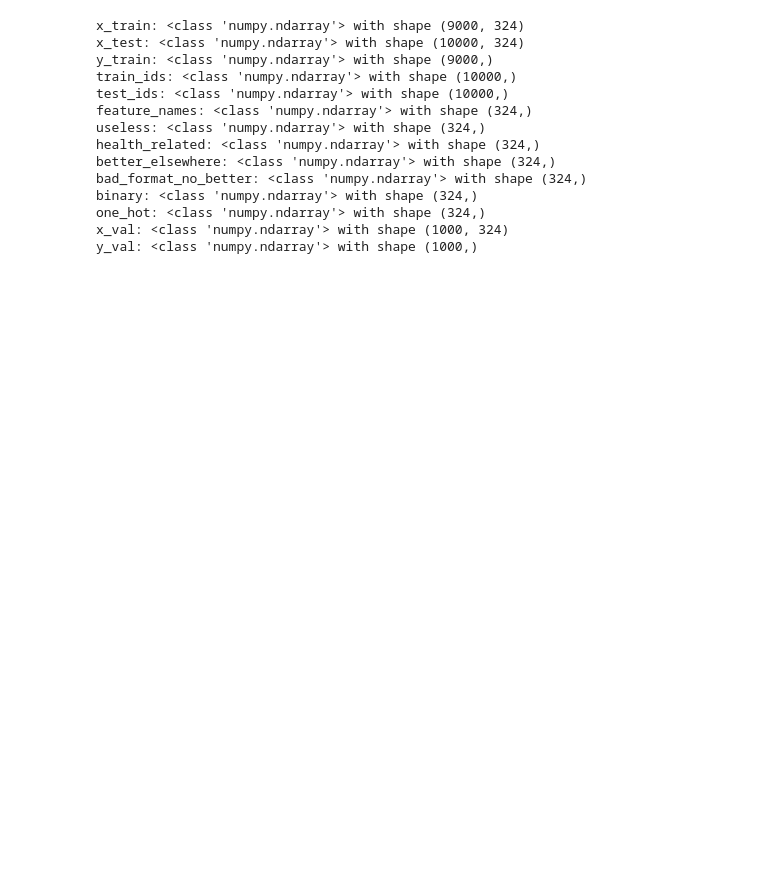
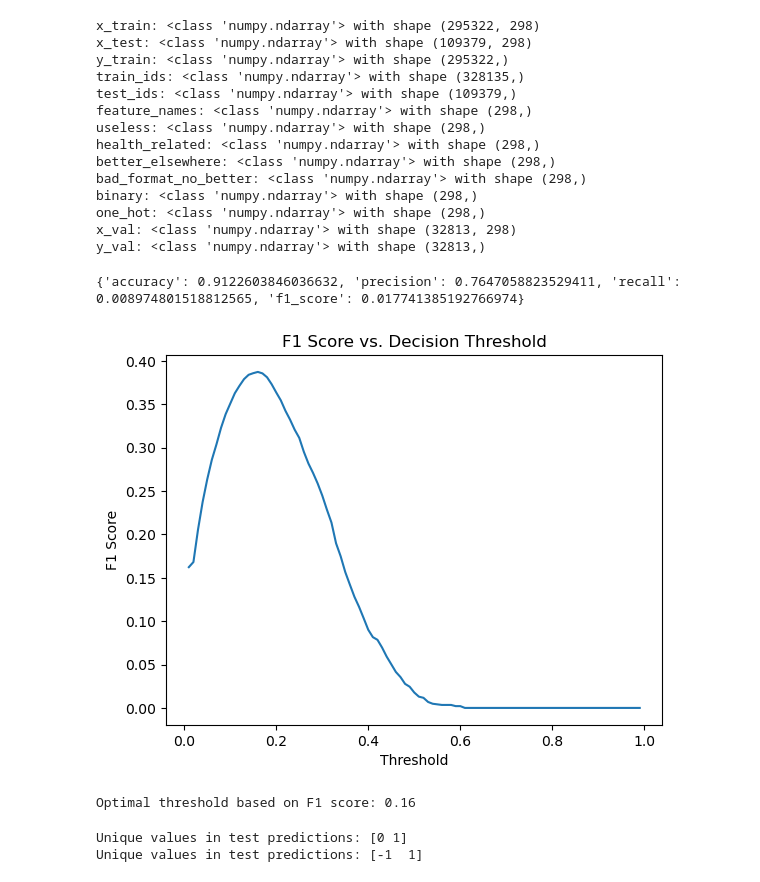
Before and after one commit to nathanmutin/MilaLyon, a Jupyter notebook: process.ipynb, the cells around one changed output. Cells and saved outputs as stored; diff of their text form; code cells hidden in the pictures; blank space fills up the shorter version.

Commit message:
Added a logistic regression prediction example and submission

```diff
--- a/process.ipynb
+++ b/process.ipynb
@@ -12,7 +12,7 @@ import seaborn as sns
 data_folder = "C:/Users/plane/OneDrive/Bureau/MilaLyon/MilaLyon/data/"
 #data_folder = "C:/Users/ACER/OneDrive - epfl.ch/Desktop/ML/MilaLyon/data/"
 # %%
-csv_data, zero_values, default_values = load_csv_data(data_folder, max_rows=10000, dictionnary=True)
+csv_data, zero_values, default_values = load_csv_data(data_folder, max_rows=1000000, dictionnary=True)
 
 #Replace zeros and default values before preprocessing
 replace_default_with_nan(csv_data['x_train'], csv_data['x_test'], csv_data['feature_names'], default_values)
@@ -83,17 +85,59 @@ Clipped 62782 values in x_test (1.94%)
 # %%
 print_shapes(data_copy)
 # %% [output]
-x_train: <class 'numpy.ndarray'> with shape (9000, 324)
-x_test: <class 'numpy.ndarray'> with shape (10000, 324)
-y_train: <class 'numpy.ndarray'> with shape (9000,)
-train_ids: <class 'numpy.ndarray'> with shape (10000,)
-test_ids: <class 'numpy.ndarray'> with shape (10000,)
-feature_names: <class 'numpy.ndarray'> with shape (324,)
-useless: <class 'numpy.ndarray'> with shape (324,)
-health_related: <class 'numpy.ndarray'> with shape (324,)
-better_elsewhere: <class 'numpy.ndarray'> with shape (324,)
-bad_format_no_better: <class 'numpy.ndarray'> with shape (324,)
-binary: <class 'numpy.ndarray'> with shape (324,)
-one_hot: <class 'numpy.ndarray'> with shape (324,)
-x_val: <class 'numpy.ndarray'> with shape (1000, 324)
-y_val: <class 'numpy.ndarray'> with shape (1000,)
+x_train: <class 'numpy.ndarray'> with shape (295322, 298)
+x_test: <class 'numpy.ndarray'> with shape (109379, 298)
+y_train: <class 'numpy.ndarray'> with shape (295322,)
+train_ids: <class 'numpy.ndarray'> with shape (328135,)
+test_ids: <class 'numpy.ndarray'> with shape (109379,)
+feature_names: <class 'numpy.ndarray'> with shape (298,)
+useless: <class 'numpy.ndarray'> with shape (298,)
+health_related: <class 'numpy.ndarray'> with shape (298,)
+better_elsewhere: <class 'numpy.ndarray'> with shape (298,)
+bad_format_no_better: <class 'numpy.ndarray'> with shape (298,)
+binary: <class 'numpy.ndarray'> with shape (298,)
+one_hot: <class 'numpy.ndarray'> with shape (298,)
+x_val: <class 'numpy.ndarray'> with shape (32813, 298)
+y_val: <class 'numpy.ndarray'> with shape (32813,)
+# %%
+#Logistic regression model training and evaluation
+def predict_labels(tx, w, threshold=0.5):
+    pred = sigmoid(tx @ w)
+    return (pred >= threshold).astype(int)
+
+dim = data_copy['x_train'].shape[1]
+w, loss = logistic_regression(data_copy['y_train'], data_copy['x_train'], initial_w=np.zeros(dim), max_iters=1000, gamma=0.01)
+
+y_pred = predict_labels(data_copy['x_val'], w)
+print(compute_scores(data_copy['y_val'], y_pred))
+# %% [output]
+{'accuracy': 0.9122603846036632, 'precision': 0.7647058823529411, 'recall': 0.008974801518812565, 'f1_score': 0.017741385192766974}
+# %%
+f1s = []
+for threshold in [i / 100 for i in range(1, 100)]:
+    y_pred = predict_labels(data_copy['x_val'], w, threshold=threshold)
+    scores = compute_scores(data_copy['y_val'], y_pred)
+    f1s.append(scores['f1_score'])
+
+plt.plot([i / 100 for i in range(1, 100)], f1s)
+plt.xlabel('Threshold')
+plt.ylabel('F1 Score')
+plt.title('F1 Score vs. Decision Threshold')
+plt.show()
+
+optimal_threshold = (np.argmax(f1s) + 1) / 100
+print(f"Optimal threshold based on F1 score: {optimal_threshold}")
+# %% [output]
+[figure, added]
+Optimal threshold based on F1 score: 0.16
+# %%
+test_pred = predict_labels(data_copy['x_test'], w, threshold=optimal_threshold)
+#print unique values in test_pred
+print("Unique values in test predictions:", np.unique(test_pred))
+#Convert test_pred to 1 and -1
+test_pred = np.where(test_pred == 1, 1, -1)
+print("Unique values in test predictions:", np.unique(test_pred))
+create_csv_submission(data_copy['test_ids'], test_pred, 'logistic_regression_submission.csv')
+# %% [output]
+Unique values in test predictions: [0 1]
+Unique values in test predictions: [-1  1]
```
Also changed, not shown: parts of 3 cells of this notebook, 2 other files.
